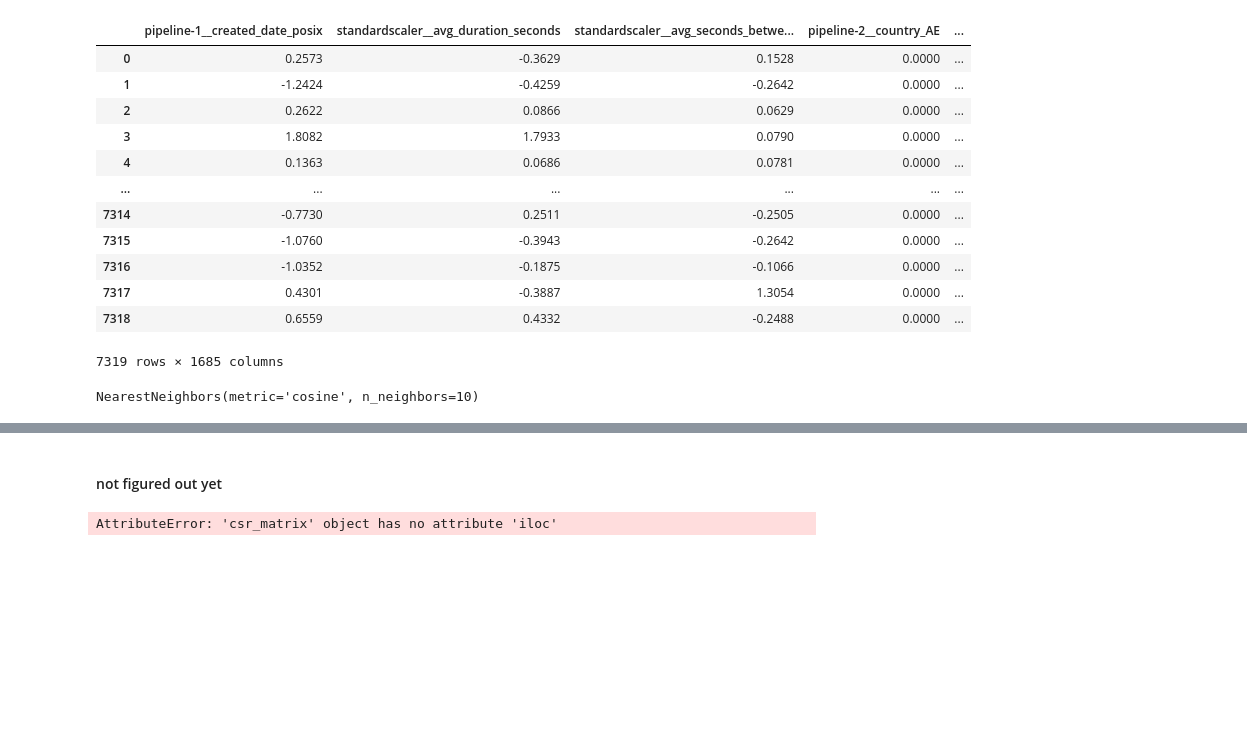
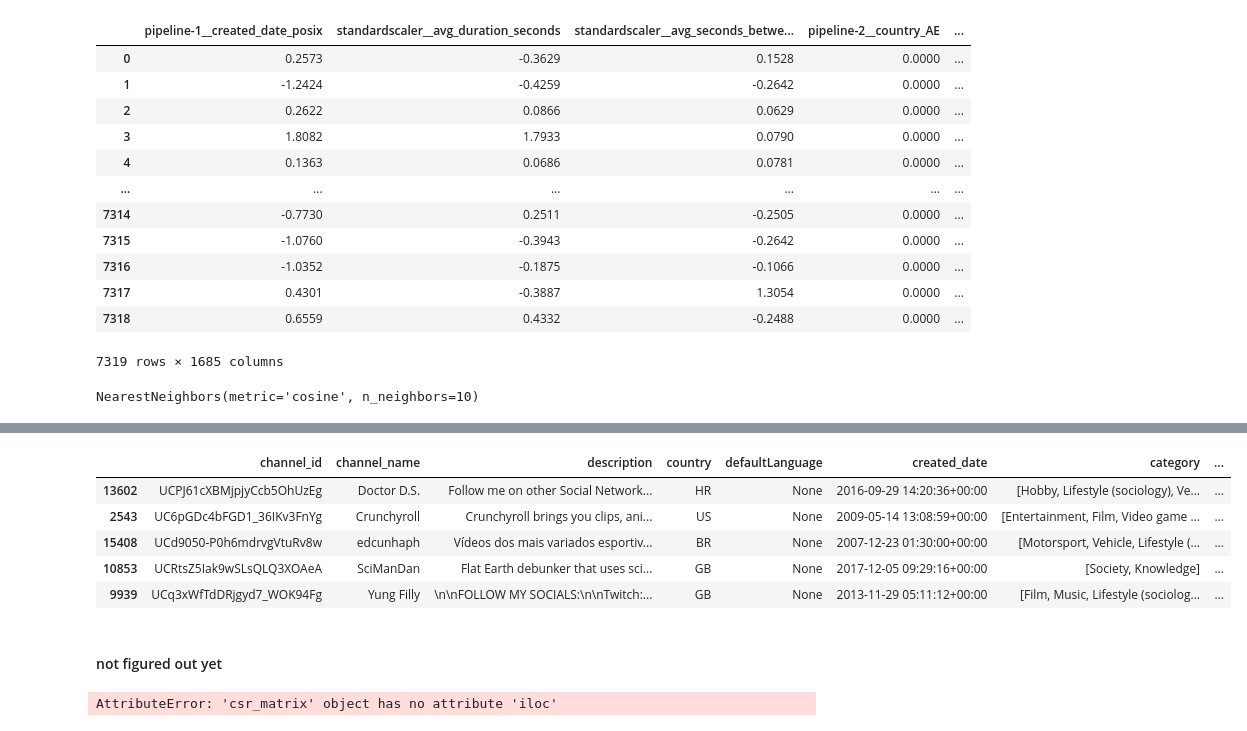
Before and after one commit to ricd99/ytrec, a Jupyter notebook: notebooks/no_complicated_embeddings.ipynb, the cells around one changed output, grey strips where cells are left out. Cells and saved outputs as stored; diff of their text form; code cells hidden in the pictures; blank space fills up the shorter version.

```diff
--- a/notebooks/no_complicated_embeddings.ipynb
+++ b/notebooks/no_complicated_embeddings.ipynb
@@ -236,3 +253,12 @@ distances, indices = nn.kneighbors(ch)
+# %%
+df_test.head()
+# %% [output]
+|  | channel_id | channel_name | description | country | defaultLanguage | created_date | category | ... |
+| 13602 | UCPJ61cXBMjpjyCcb5OhUzEg | Doctor D.S. | Follow me on other Social Network... | HR | None | 2016-09-29 14:20:36+00:00 | [Hobby, Lifestyle (sociology), Ve... | ... |
+| 2543 | UC6pGDc4bFGD1_36IKv3FnYg | Crunchyroll | Crunchyroll brings you clips, ani... | US | None | 2009-05-14 13:08:59+00:00 | [Entertainment, Film, Video game ... | ... |
+| 15408 | UCd9050-P0h6mdrvgVtuRv8w | edcunhaph | Vídeos dos mais variados esportiv... | BR | None | 2007-12-23 01:30:00+00:00 | [Motorsport, Vehicle, Lifestyle (... | ... |
+| 10853 | UCRtsZ5Iak9wSLsQLQ3XOAeA | SciManDan | Flat Earth debunker that uses sci... | GB | None | 2017-12-05 09:29:16+00:00 | [Society, Knowledge] | ... |
+| 9939 | UCq3xWfTdDRjgyd7_WOK94Fg | Yung Filly | \n\nFOLLOW MY SOCIALS:\n\nTwitch:... | GB | None | 2013-11-29 05:11:12+00:00 | [Film, Music, Lifestyle (sociolog... | ... |
 # %% [markdown]
 #### not figured out yet
 # %%
```
Also changed, not shown: parts of 1 cell of this notebook.
